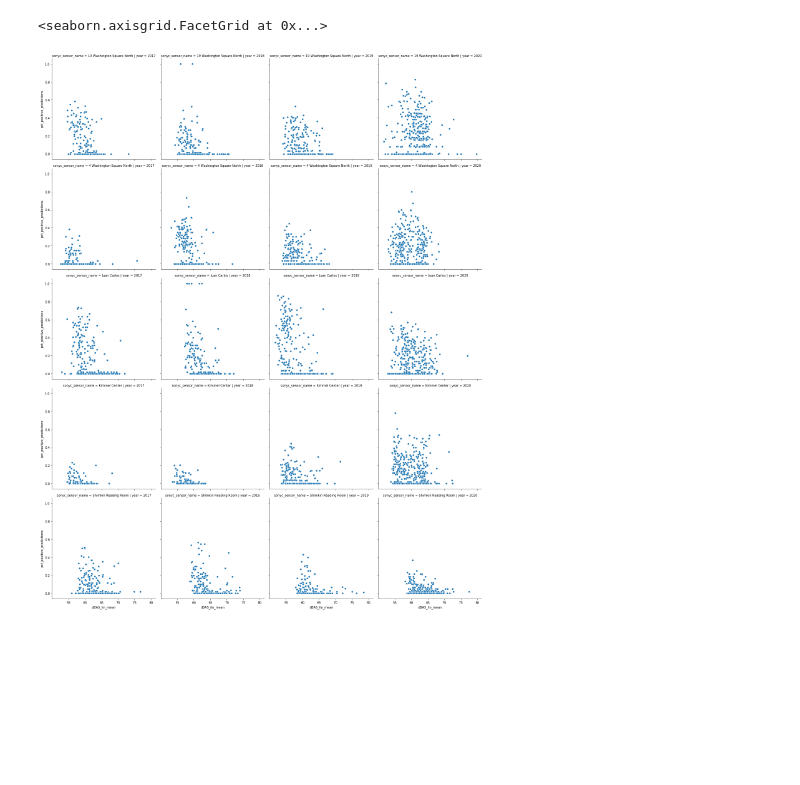
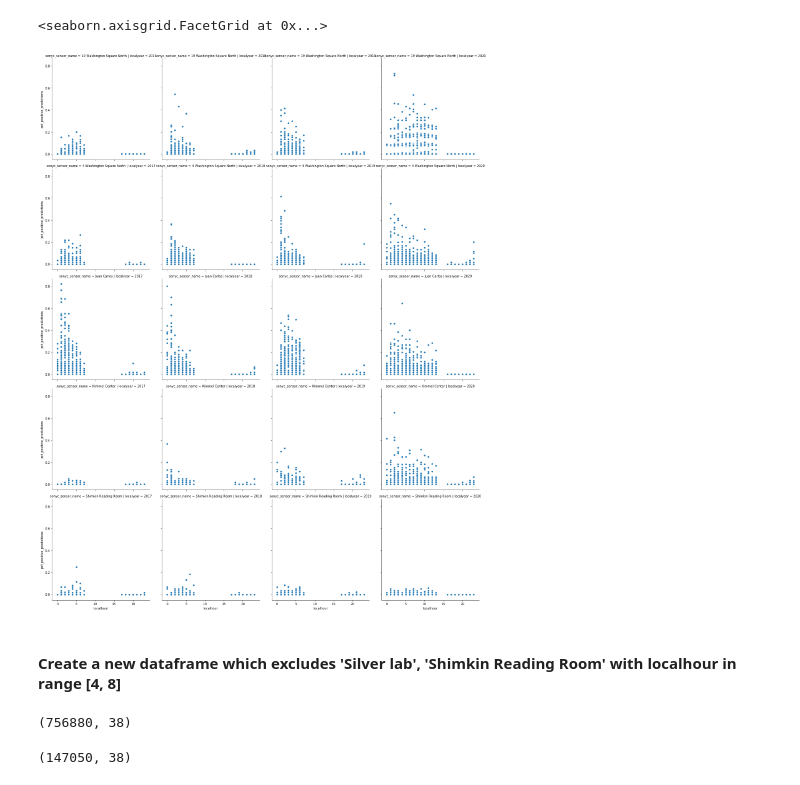
Before and after one commit to meiguan/urban_birds, a Jupyter notebook: model/relationship_spl_vs_yamnet_bird_predictions.ipynb, the cells around one changed output. Cells and saved outputs as stored; diff of their text form; code cells hidden in the pictures; blank space fills up the shorter version.

```diff
--- a/model/relationship_spl_vs_yamnet_bird_predictions.ipynb
+++ b/model/relationship_spl_vs_yamnet_bird_predictions.ipynb
@@ -55,9 +107,22 @@ Index(['timestamp', 'sonyc_sensor_id', 'sonyc_sensor_name', 'dBAS_lin_mean',
 # %%
-sns.relplot(x="dBAS_lin_mean", y="pct_positive_predictions",
-            col="year", row="sonyc_sensor_name",
-            data=df[['sonyc_sensor_name', 'year', 'month', 'day', 'hour',
+#Distribution of pct_positive_predictions over 24 hour
+sns.relplot(x="localhour", y="pct_positive_predictions",
+            col="localyear", row="sonyc_sensor_name",
+            data=df[['sonyc_sensor_name', 'localyear', 'localmonth', 'localday', 'localhour',
                      'dBAS_lin_mean', 'pct_positive_predictions']]\
-            .groupby(['sonyc_sensor_name', 'year', 'month', 'day', 'hour']).mean().reset_index())
+            .groupby(['sonyc_sensor_name', 'localyear', 'localmonth', 'localday', 'localhour']).mean().reset_index())
 # %% [output]
 <seaborn.axisgrid.FacetGrid at 0x...>
-[figure, old version]
+[figure, new version]
+# %% [markdown]
+#### Create a new dataframe which excludes 'Silver lab', 'Shimkin Reading Room' with localhour in range [4, 8]
+# %%
+df.shape
+# %% [output]
+(756880, 38)
+# %%
+df_new = df[(df['sonyc_sensor_name'] != 'NaN') &(df.localhour>=4) & (df.localhour <=8) &\
+            (df['sonyc_sensor_name'] != 'Shimkin Reading Room')].copy()
+df_new.shape
+# %% [output]
+(147050, 38)
```
Also changed, not shown: parts of 49 cells of this notebook, 1 other file.
